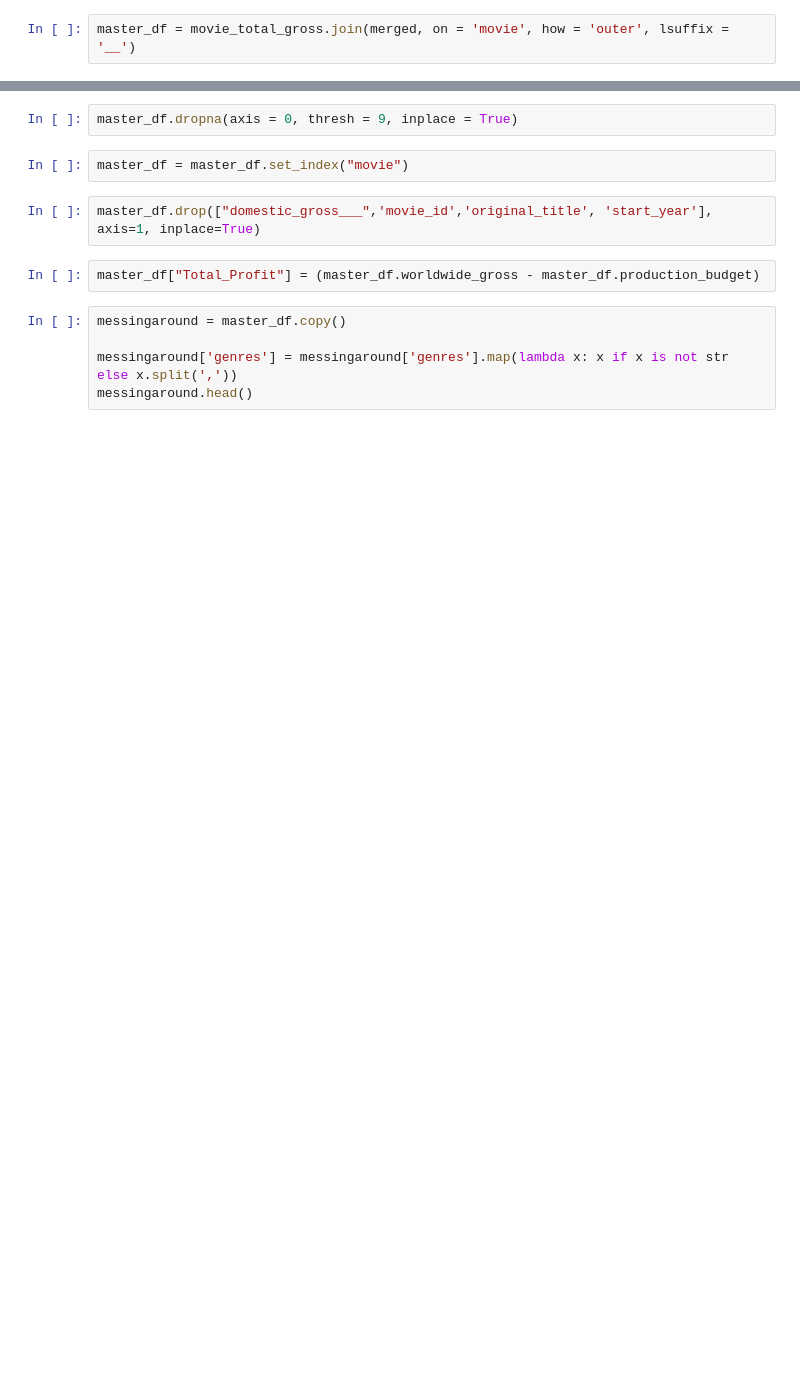
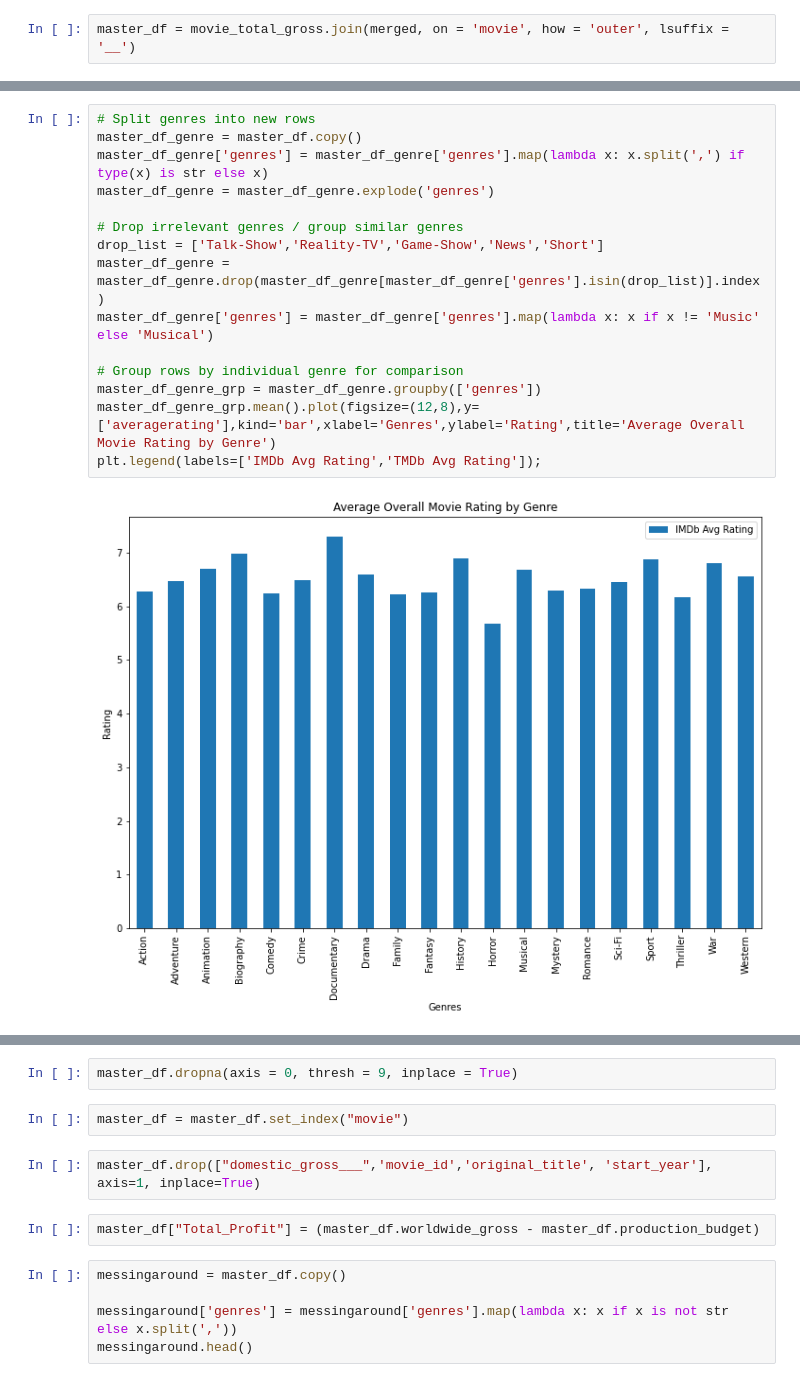
Before and after one commit to jacrivera/AI-Academy-Semester-1-Capstone-Group-5, a Jupyter notebook: Jack-Personal-Workbook.ipynb, the cells around one changed output, grey strips where cells are left out. Saved outputs shown, nothing was run; the diff lists cells and outputs as text; blank space fills up the shorter version.

Commit message:
Data visualizations and added columns

```diff
--- a/Jack-Personal-Workbook.ipynb
+++ b/Jack-Personal-Workbook.ipynb
@@ -201,0 +220,17 @@ master_df = movie_total_gross.join(merged, on = 'movie', how = 'outer', lsuffix
+# %%
+# Split genres into new rows
+master_df_genre = master_df.copy()
+master_df_genre['genres'] = master_df_genre['genres'].map(lambda x: x.split(',') if type(x) is str else x)
+master_df_genre = master_df_genre.explode('genres')
+
+# Drop irrelevant genres / group similar genres
+drop_list = ['Talk-Show','Reality-TV','Game-Show','News','Short']
+master_df_genre = master_df_genre.drop(master_df_genre[master_df_genre['genres'].isin(drop_list)].index)
+master_df_genre['genres'] = master_df_genre['genres'].map(lambda x: x if x != 'Music' else 'Musical')
+
+# Group rows by individual genre for comparison
+master_df_genre_grp = master_df_genre.groupby(['genres'])
+master_df_genre_grp.mean().plot(figsize=(12,8),y=['averagerating'],kind='bar',xlabel='Genres',ylabel='Rating',title='Average Overall Movie Rating by Genre')
+plt.legend(labels=['IMDb Avg Rating','TMDb Avg Rating']);
+# %% [output]
+[figure, added]
```
Also changed, not shown: parts of 15 cells of this notebook, 2 other files.
